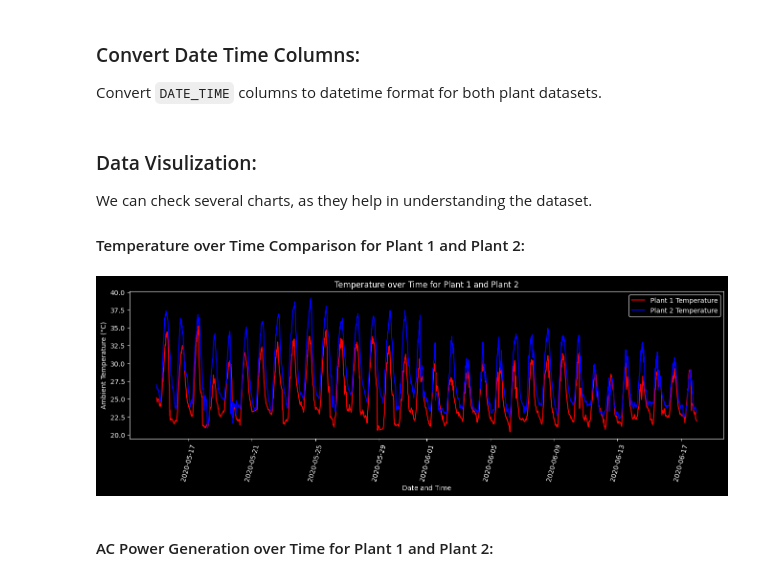
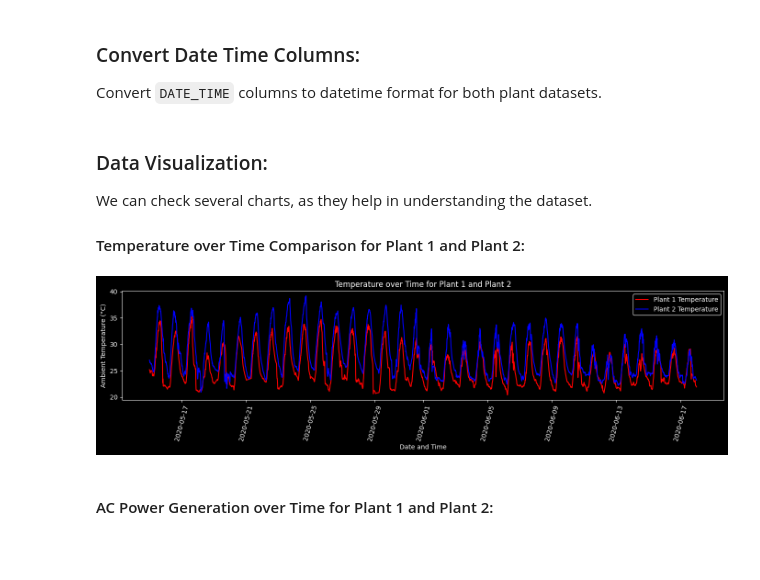
Before and after one commit to nsswifter/SolarPowerGenerationAnalysis, a Jupyter notebook: solar_power_generation_analysis.ipynb, the cells around one changed output. Drawn from its saved outputs; the diff is of its cells as text; code cells hidden in the pictures; blank space fills up the shorter version.

Commit message:
Update Data Visualization Cells

```diff
--- a/solar_power_generation_analysis.ipynb
+++ b/solar_power_generation_analysis.ipynb
@@ -135,30 +135,33 @@ Convert `DATE_TIME` columns to datetime format for both plant datasets.
 for df in [plant_1_generation, plant_1_weather, plant_2_generation, plant_2_weather]:
     df['DATE_TIME'] = pd.to_datetime(df['DATE_TIME'])
 # %% [markdown]
-### Data Visulization:
+### Data Visualization:
 We can check several charts, as they help in understanding the dataset.
 
 #### Temperature over Time Comparison for Plant 1 and Plant 2:
 # %%
 import matplotlib.pyplot as plt
 
-# Set the style to dark background with light text and lines
 plt.style.use('dark_background')
 
-# Temperature over Time Comparison for Both Plants
-plt.figure(figsize=(16, 4))
+plt.figure(figsize=(14, 4))
+
 plt.plot(plant_1_weather['DATE_TIME'], plant_1_weather['AMBIENT_TEMPERATURE'], label='Plant 1 Temperature', color='red')
 plt.plot(plant_2_weather['DATE_TIME'], plant_2_weather['AMBIENT_TEMPERATURE'], label='Plant 2 Temperature', color='blue')
 
-plt.xlabel('Date and Time', color='white')  # Label color
-plt.ylabel('Ambient Temperature (°C)', color='white')  # Label color
-plt.title('Temperature over Time for Plant 1 and Plant 2', color='white')  # Title color
-plt.legend(facecolor='black', edgecolor='white', labelcolor='white')  # Legend color
-plt.xticks(rotation=75, color='white')  # Tick labels color
-plt.yticks(color='white')  # Y-axis tick labels color
+plt.xlabel('Date and Time')
+plt.ylabel('Ambient Temperature (°C)')
+plt.title('Temperature over Time for Plant 1 and Plant 2')
+
+plt.legend(facecolor='black', edgecolor='white')
+
+plt.xticks(rotation=75)
+plt.yticks()
+
+plt.tight_layout()  # Adjust layout to prevent clipping
 plt.show()
 # %% [output]
-[figure, old version]
+[figure, new version]
 # %% [markdown]
 #### AC Power Generation over Time for Plant 1 and Plant 2:
 # %%
```
Also changed, not shown: parts of 1 cell of this notebook.
